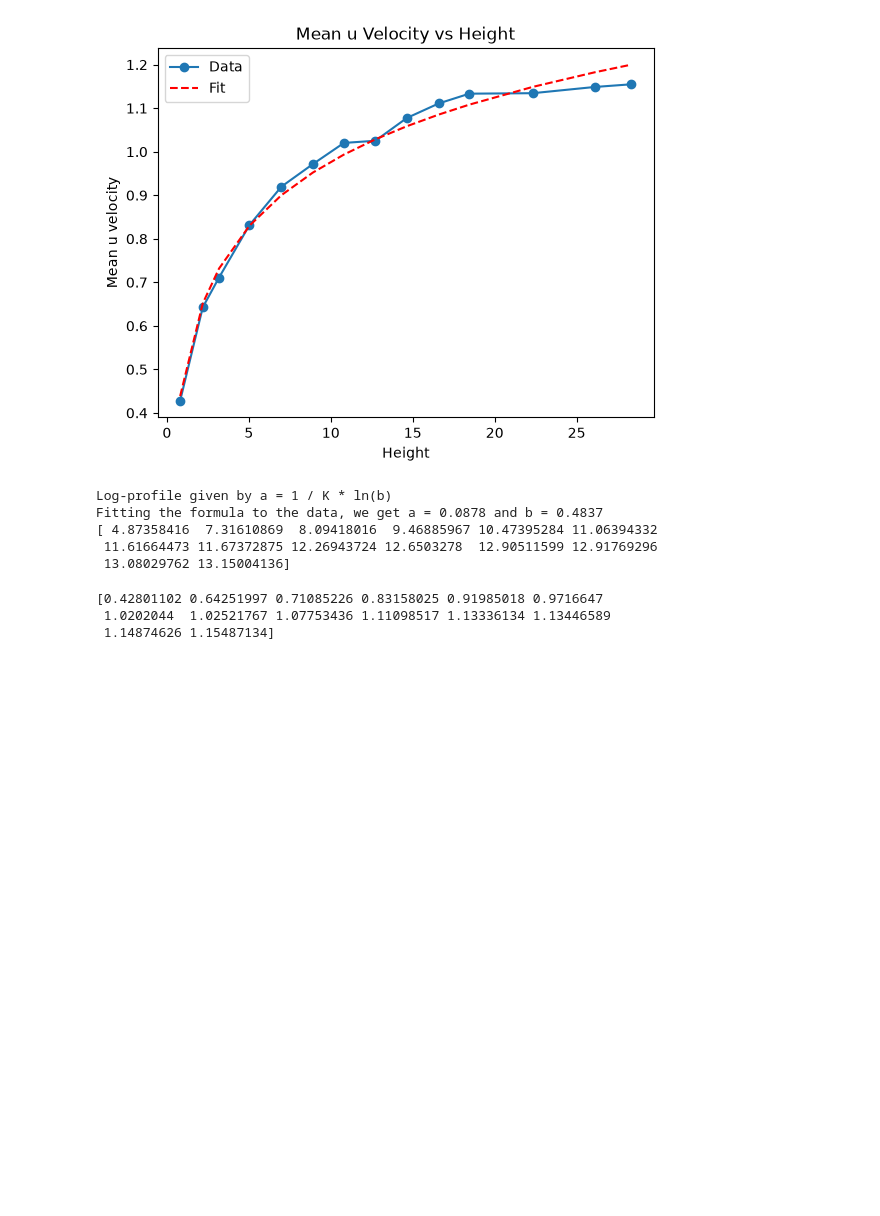
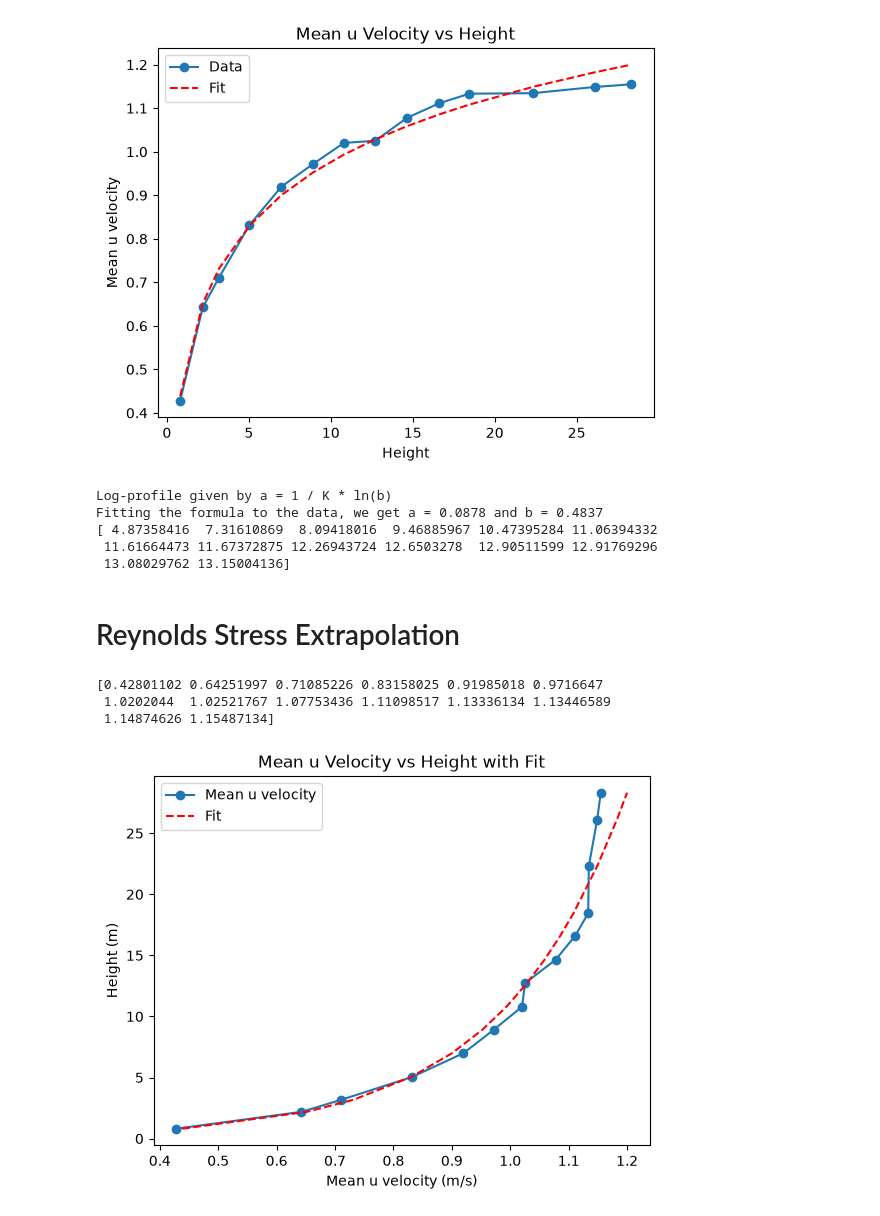
Before and after one commit to Dinojin/FSI_assignment-1, a Jupyter notebook: reynold.ipynb, the cells around one changed output. Drawn from its saved outputs; the diff is of its cells as text; code cells hidden in the pictures; blank space fills up the shorter version.

Commit message:
reynoldfin

```diff
--- a/reynold.ipynb
+++ b/reynold.ipynb
@@ -98,6 +98,8 @@ Fitting the formula to the data, we get a = 0.0878 and b = 0.4837
 [ 4.87358416  7.31610869  8.09418016  9.46885967 10.47395284 11.06394332
  11.61664473 11.67372875 12.26943724 12.6503278  12.90511599 12.91769296
  13.08029762 13.15004136]
+# %% [markdown]
+# Reynolds Stress Extrapolation
 # %%
 U_mean = np.mean(avgu)
 h_depth = H
@@ -128,3 +131,12 @@ for i in range(len(filenames)):
     avgu_array[i] = ust.mean()
     cov_array[i] = cov_tilde
     tau_array[i] = tau_R
+# %%
+plt.plot(avgu_array, zheights, 'o-', label='Mean u velocity')
+plt.plot(np.polyval(fitdat, np.log(zheights)/K), zheights, 'r--', label='Fit')
+plt.ylabel('Height (m)')
+plt.xlabel('Mean u velocity (m/s)')
+plt.title('Mean u Velocity vs Height with Fit')
+plt.legend();
+# %% [output]
+[figure, added]
```
Also changed, not shown: parts of 6 cells of this notebook.
